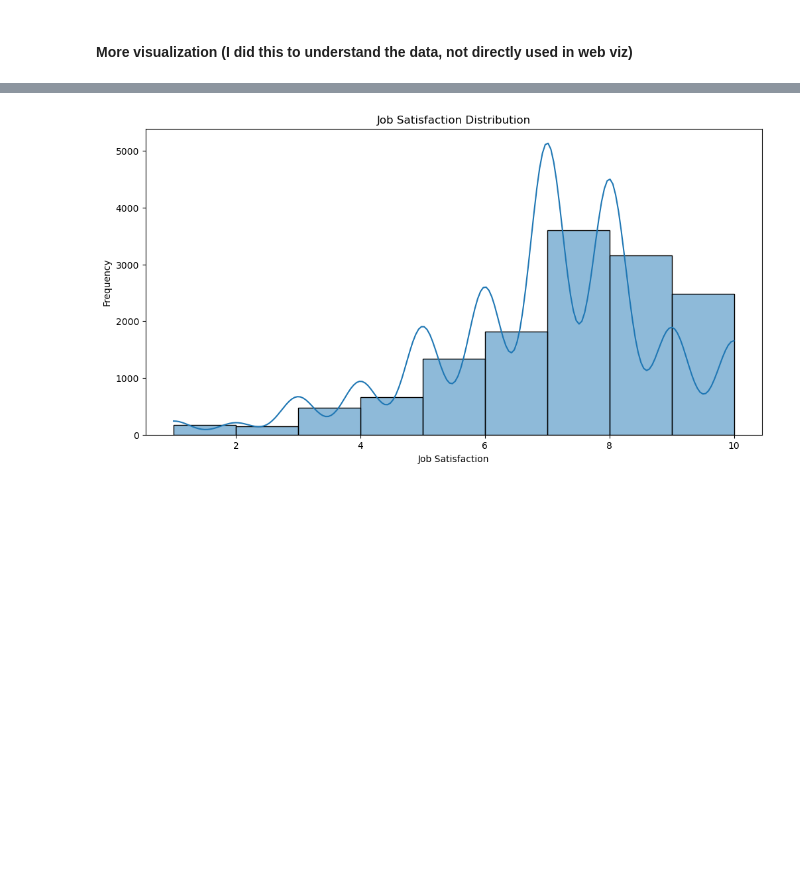
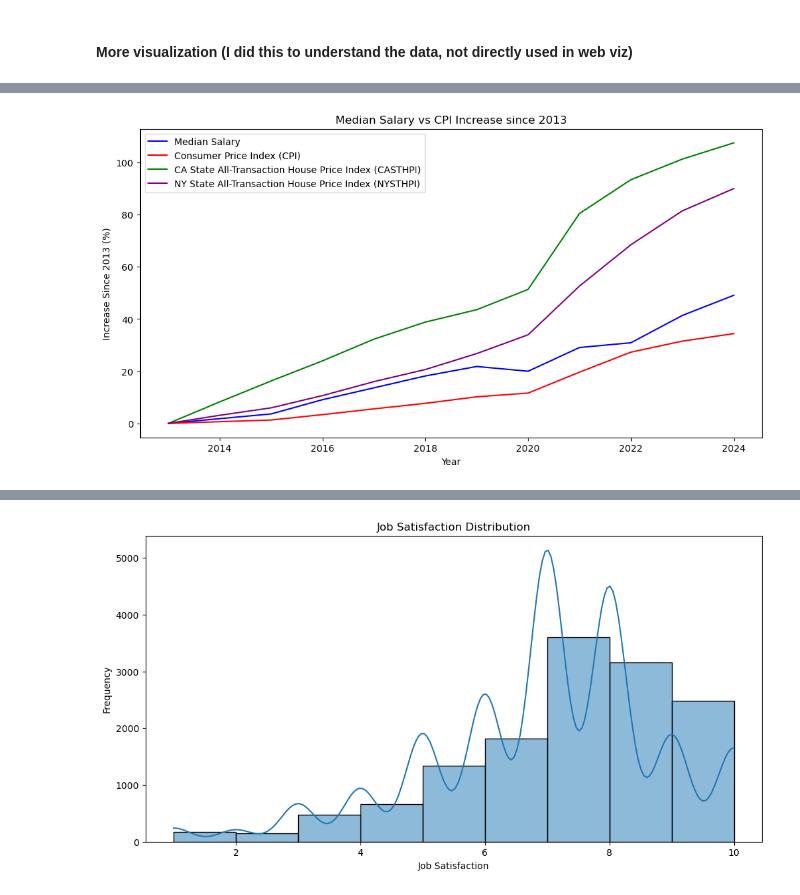
Before and after one commit to desaiwang/architects-salary, a Jupyter notebook: data/archinet_query.ipynb, the cells around one changed output, grey strips where cells are left out. Cells and saved outputs as stored; diff of their text form; code cells hidden in the pictures; blank space fills up the shorter version.

```diff
--- a/data/archinet_query.ipynb
+++ b/data/archinet_query.ipynb
@@ -600,0 +704,42 @@ plt.show()
+# %%
+#all-transactions house price index for california state
+df_casthpi = pd.read_csv("CASTHPI.csv")
+df_casthpi["DATE"] = pd.to_datetime(df_casthpi["DATE"])
+df_casthpi_limited = df_casthpi[df_casthpi['DATE'] >= '2013-01-01']
+df_casthpi_by_year = df_casthpi_limited.set_index('DATE').resample('Y').last()['CASTHPI'].reset_index()
+
+df_casthpi_by_year['DATE'] = df_casthpi_by_year['DATE'].dt.year
+#calculate percentage change since 2013
+df_casthpi_by_year['CASTHPI Growth (%)'] = (df_casthpi_by_year['CASTHPI']/ df_casthpi_by_year.iloc[0]['CASTHPI'] -1)*100
+
+
+#all-transactions hour price index for ny state
+df_nycthpi = pd.read_csv("NYSTHPI.csv")
+df_nycthpi["DATE"] = pd.to_datetime(df_nycthpi["DATE"])
+df_nycthpi_limited = df_nycthpi[df_nycthpi['DATE'] >= '2013-01-01']
+df_nycthpi_by_year = df_nycthpi_limited.set_index('DATE').resample('Y').last()['NYSTHPI'].reset_index()
+
+df_nycthpi_by_year['DATE'] = df_nycthpi_by_year['DATE'].dt.year
+#calculate percentage change since 2013
+df_nycthpi_by_year['NYSTHPI Growth (%)'] = (df_nycthpi_by_year['NYSTHPI']/ df_nycthpi_by_year.iloc[0]['NYSTHPI'] -1)*100
+# %%
+# Plot the median salary by year
+plt.figure(figsize=(12, 6))
+plt.plot(df_fulltime_median_by_year['Year'], df_fulltime_median_by_year['Salary Growth (%)'], color='blue', label='Median Salary')
+plt.plot(df_cpi_by_year['DATE'], df_cpi_by_year['CPI Growth (%)'], color='red', label='Consumer Price Index (CPI)')
+plt.plot(df_casthpi_by_year['DATE'], df_casthpi_by_year['CASTHPI Growth (%)'], color='green', label='CA State All-Transaction House Price Index (CASTHPI)')
+plt.plot(df_nycthpi_by_year['DATE'], df_nycthpi_by_year['NYSTHPI Growth (%)'], color='purple', label='NY State All-Transaction House Price Index (NYSTHPI)')
+# # Annotate the values on the graph
+# for i, row in df_fulltime_median_by_year.iterrows():
+#   plt.annotate(f"{row['Salary Growth (%)']:.1f}%", (row['Year'], row['Salary Growth (%)']), textcoords="offset points", xytext=(0,5), ha='center', color='blue')
+
+# for i, row in df_cpi_by_year.iterrows():
+#   plt.annotate(f"{row['CPI Growth (%)']:.1f}%", (row['DATE'], row['CPI Growth (%)']), textcoords="offset points", xytext=(0,5), ha='center', color='red')
+
+plt.title("Median Salary vs CPI Increase since 2013")
+plt.xlabel("Year")
+plt.ylabel("Increase Since 2013 (%)")
+plt.legend()
+plt.show()
+# %% [output]
+[figure, added]
```
Also changed, not shown: parts of 26 cells of this notebook, 4 other files.
